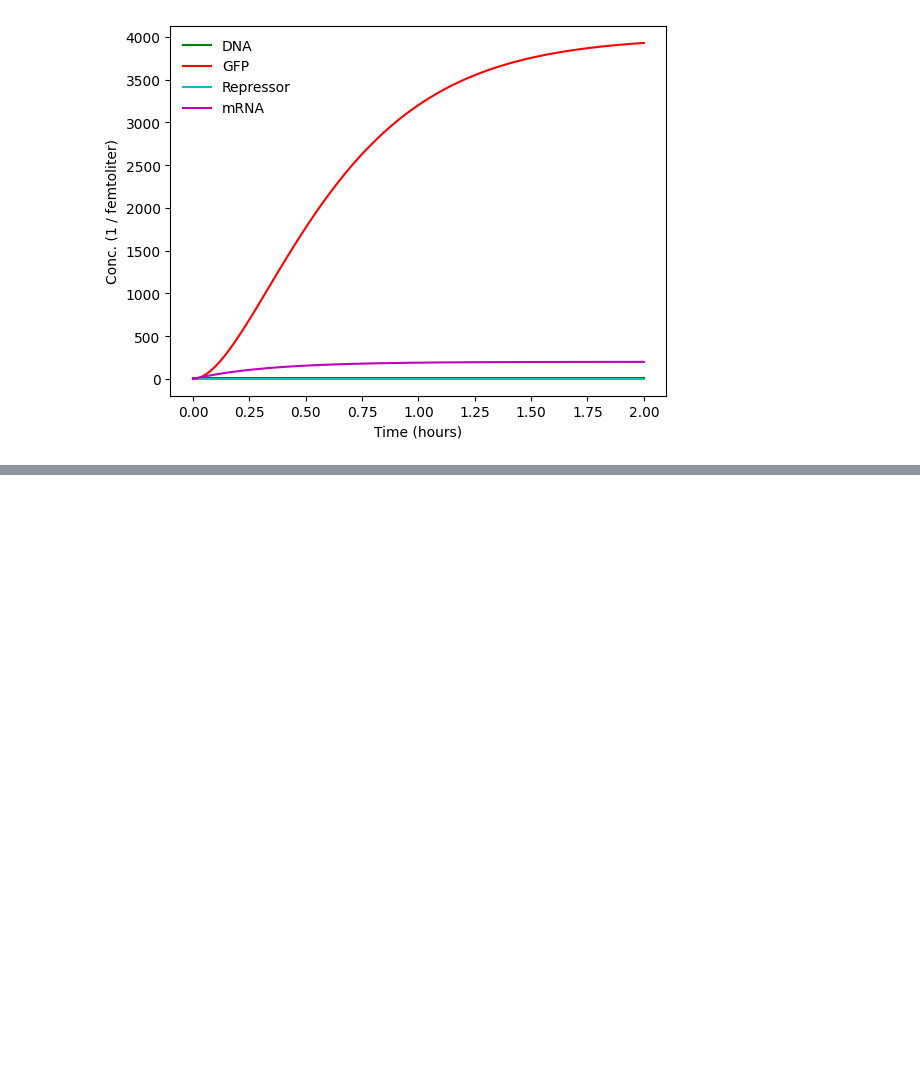
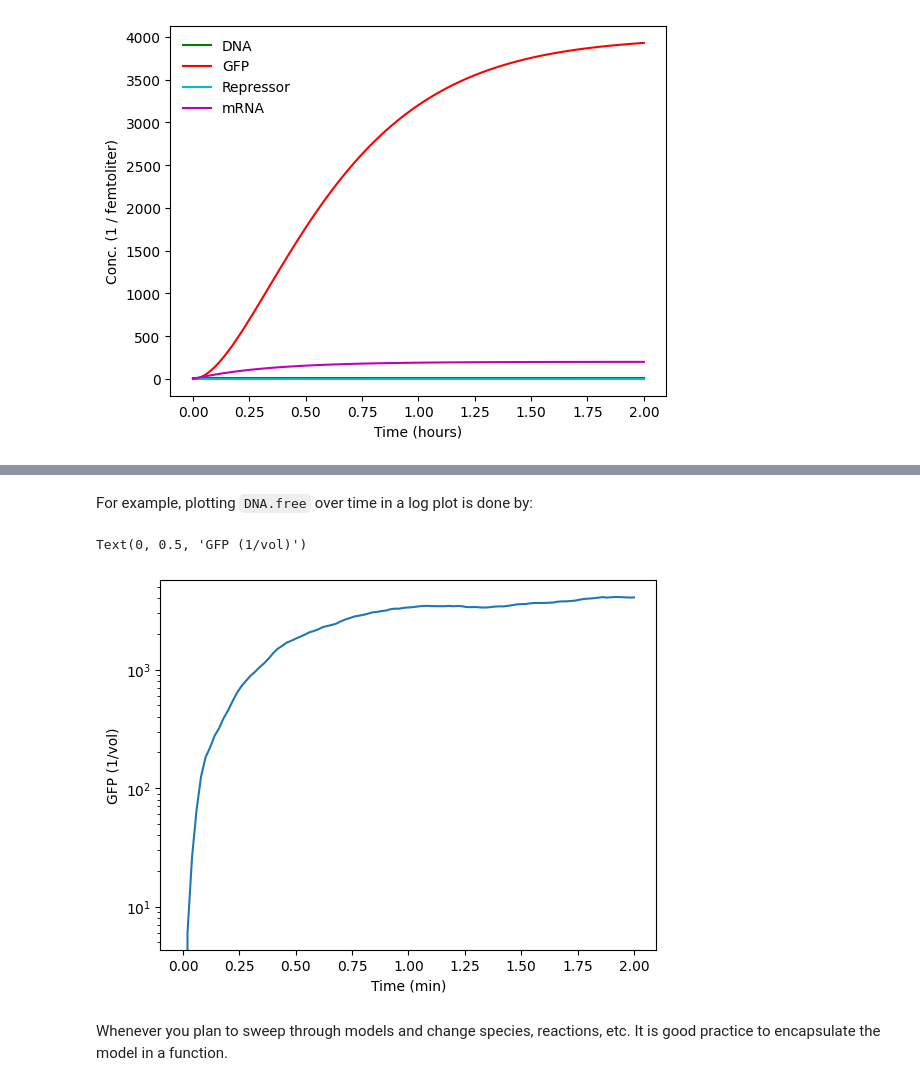
Before and after one commit to BioDisCo/computational_bioengineering, a Jupyter notebook: mobspy_crns/notes.ipynb, the cells around one changed output, grey strips where cells are left out. Cells and saved outputs as stored; diff of their text form; code cells hidden in the pictures; blank space fills up the shorter version.

```diff
--- a/mobspy_crns/notes.ipynb
+++ b/mobspy_crns/notes.ipynb
@@ -142,0 +128,12 @@ Note: the rest of this lecture is given on the blackboard.
+# %% [markdown]
+For example, plotting `DNA.free` over time in a log plot is done by:
+# %%
+plt.plot(Sim.results["Time"][0], Sim.results["GFP"][0])
+plt.gca().set_yscale('log')
+plt.xlabel("Time (min)")
+plt.ylabel("GFP (1/vol)")
+# %% [output]
+Text(0, 0.5, 'GFP (1/vol)')
+[figure, added]
+# %% [markdown]
+Whenever you plan to sweep through models and change species, reactions, etc. It is good practice to encapsulate the model in a function.
```
Also changed, not shown: parts of 28 cells of this notebook, 2 other files.
